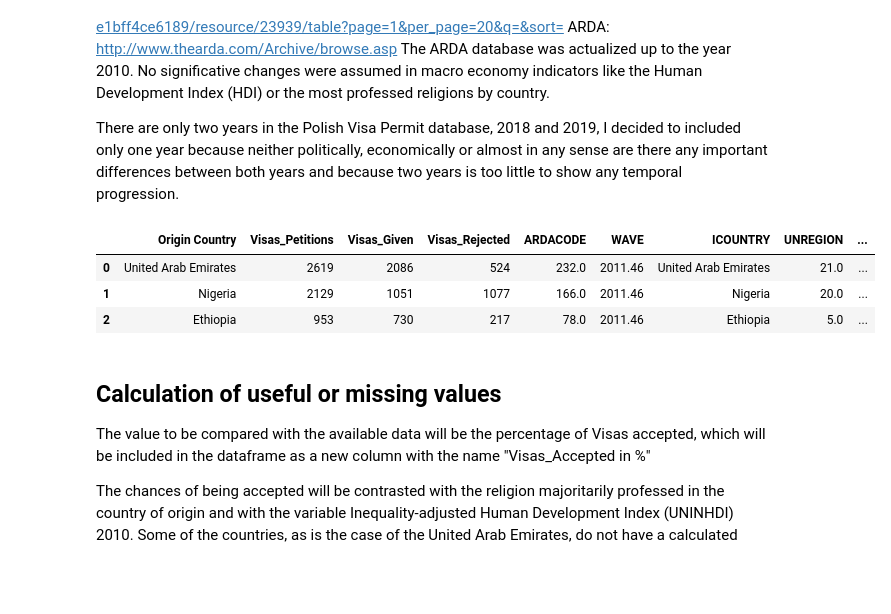
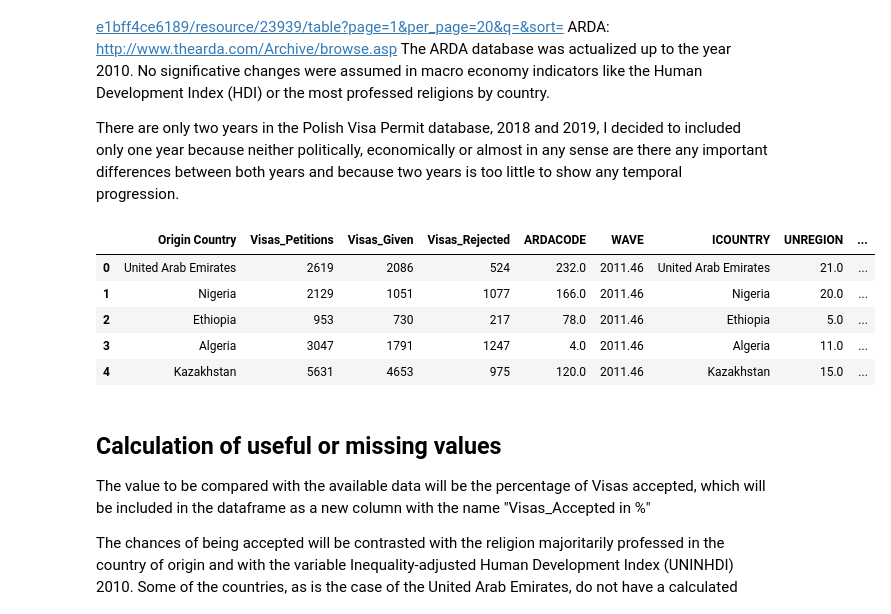
Before and after one commit to WernerDJ/Poland_Visa_Data, a Jupyter notebook: Poland_Visa_Data.ipynb, the cells around one changed output. Cells and saved outputs as stored; diff of their text form; code cells hidden in the pictures; blank space fills up the shorter version.

```diff
--- a/Poland_Visa_Data.ipynb
+++ b/Poland_Visa_Data.ipynb
@@ -14,34 +14,37 @@ The ARDA database was actualized up to the year 2010. No significative changes w
 
 There are only two years in the Polish Visa Permit database, 2018 and 2019, I decided to included only one year because neither politically, economically or almost in any sense are there any important differences between both years and because two years is too little to show any temporal progression.
 # %%
+%matplotlib notebook
 import pandas as pd
 import numpy as np
 import seaborn as sns
 from matplotlib.backends.backend_agg import FigureCanvasAgg
 from matplotlib.figure import Figure
 import matplotlib.pyplot as plt
 from scipy import stats
 import math
 import matplotlib.patches as mpatches
 
 data = pd.read_csv("https://raw.githubusercontent.com/WernerDJ/Poland_Visa_Data/master/Data/Statystyki_wizowe_-_2019.csv", delimiter =",")
 regions = pd.read_csv("https://raw.githubusercontent.com/WernerDJ/Poland_Visa_Data/master/Data/UNRegions.csv", delimiter =";")
 religions = pd.read_csv("https://raw.githubusercontent.com/WernerDJ/Poland_Visa_Data/master/Data/Religions.csv", delimiter =",")
-EconData = pd.read_csv("~/PLVisaData/Cross-National_Socio_Economic and Religion Data_ 2011.csv", delimiter =",")
+EconData = pd.read_csv("https://raw.githubusercontent.com/WernerDJ/Poland_Visa_Data/master/Data/Cross-National_Socio_Economic%20and%20Religion%20Data_%202011.csv", delimiter =",")
 data['Visas_Petitions'] = data['SchengenVisas_Petitions'] + data['NonEU_Visas_Petitions']
 data['Visas_Given'] = data['SchengenVisas_Given'] + data['NonEU_Visas_Given']
 data['Visas_Rejected'] = data['SchengenVisas_Rejected'] + data['NonEU_Visas_Rejected']
 data.iloc[87,0] = "Ukraine"
 PL_Visas = data.iloc[:,[0,7,8,9]]
 PLVisas = PL_Visas.rename(columns={'Origin Country ': 'Origin Country'})
 AllData = pd.merge(PLVisas, EconData, left_on='Origin Country', right_on='ICOUNTRY')
 AllData['Visas_Accepted in %'] = round(AllData['Visas_Given']*100/AllData['Visas_Petitions'],2)
-AllData.head(3)
+AllData.head(5)
 # %% [output]
 |  | Origin Country | Visas_Petitions | Visas_Given | Visas_Rejected | ARDACODE | WAVE | ICOUNTRY | UNREGION | ... |
 | 0 | United Arab Emirates | 2619 | 2086 | 524 | 232.0 | 2011.46 | United Arab Emirates | 21.0 | ... |
 | 1 | Nigeria | 2129 | 1051 | 1077 | 166.0 | 2011.46 | Nigeria | 20.0 | ... |
 | 2 | Ethiopia | 953 | 730 | 217 | 78.0 | 2011.46 | Ethiopia | 5.0 | ... |
+| 3 | Algeria | 3047 | 1791 | 1247 | 4.0 | 2011.46 | Algeria | 11.0 | ... |
+| 4 | Kazakhstan | 5631 | 4653 | 975 | 120.0 | 2011.46 | Kazakhstan | 15.0 | ... |
 # %% [markdown]
 
 ## Calculation of useful or missing values
```
Also changed, not shown: parts of 2 cells of this notebook.
